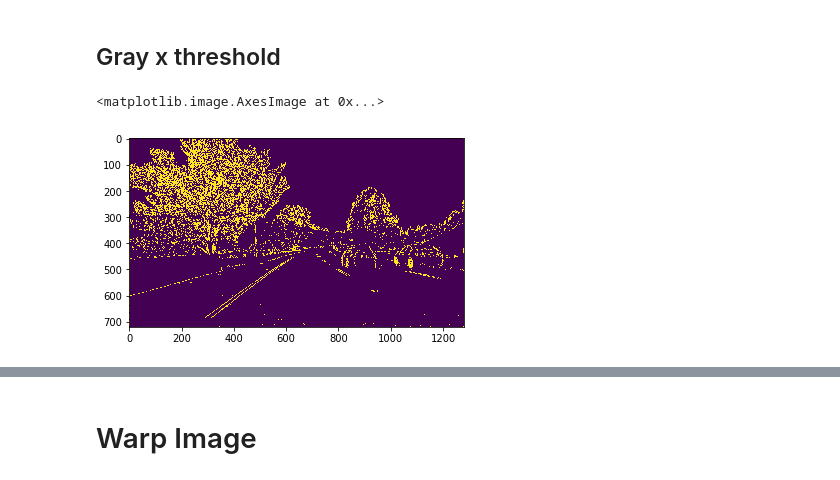
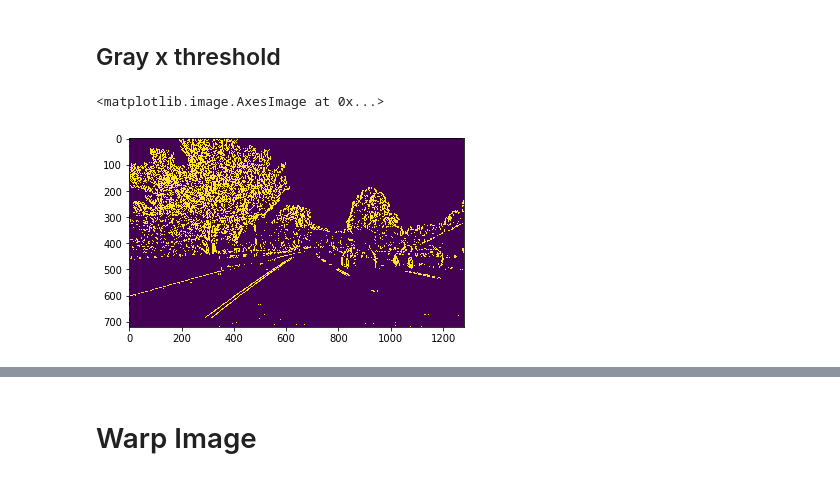
Before and after one commit to YuxiBupt/CarND-Advanced-Lane-Lines, a Jupyter notebook: Avanced-Lane-Finding.ipynb, the cells around one changed output, grey strips where cells are left out. Saved outputs shown, nothing was run; the diff lists cells and outputs as text; code cells hidden in the pictures.

```diff
--- a/Avanced-Lane-Finding.ipynb
+++ b/Avanced-Lane-Finding.ipynb
@@ -115,22 +115,22 @@ plt.imshow(undistorted_image)
 # %% [markdown]
 ## Gray x threshold
 # %%
-def x_threshold(img_channel, thresh=(0, 255)):
-    sobel = cv2.Sobel(img_channel, cv2.CV_64F, 1, 0)
+def x_threshold(img_channel, sobel_kernel=3, thresh=(0, 255)):
+    sobel = cv2.Sobel(img_channel, cv2.CV_64F, 1, 0, ksize=sobel_kernel)
     # 3) Take the absolute value of the derivative or gradient
     abs_sobel = np.absolute(sobel)
     # 4) Scale to 8-bit (0 - 255) then convert to type = np.uint8
     scaled_sobel = np.uint8(255*abs_sobel/np.max(abs_sobel))
     # 5) Create a mask of 1's where the scaled gradient magnitude
             # is > thresh_min and < thresh_max
     sbinary = np.zeros_like(scaled_sobel)
     thresh_min, thresh_max = thresh
     sbinary[(scaled_sobel >= thresh_min) & (scaled_sobel <= thresh_max)] = 1
     # 6) Return this mask as your binary_output image
     return sbinary
 
-x_gray_binary = x_threshold(to_gray(road_image), thresh=(20, 255))
+x_gray_binary = x_threshold(to_gray(road_image), thresh=(20, 255), sobel_kernel=7)
 plt.imshow(x_gray_binary)
 # %% [output]
 <matplotlib.image.AxesImage at 0x...>
-[figure, old version]
+[figure, new version]
```
Also changed, not shown: parts of 2 cells of this notebook.
